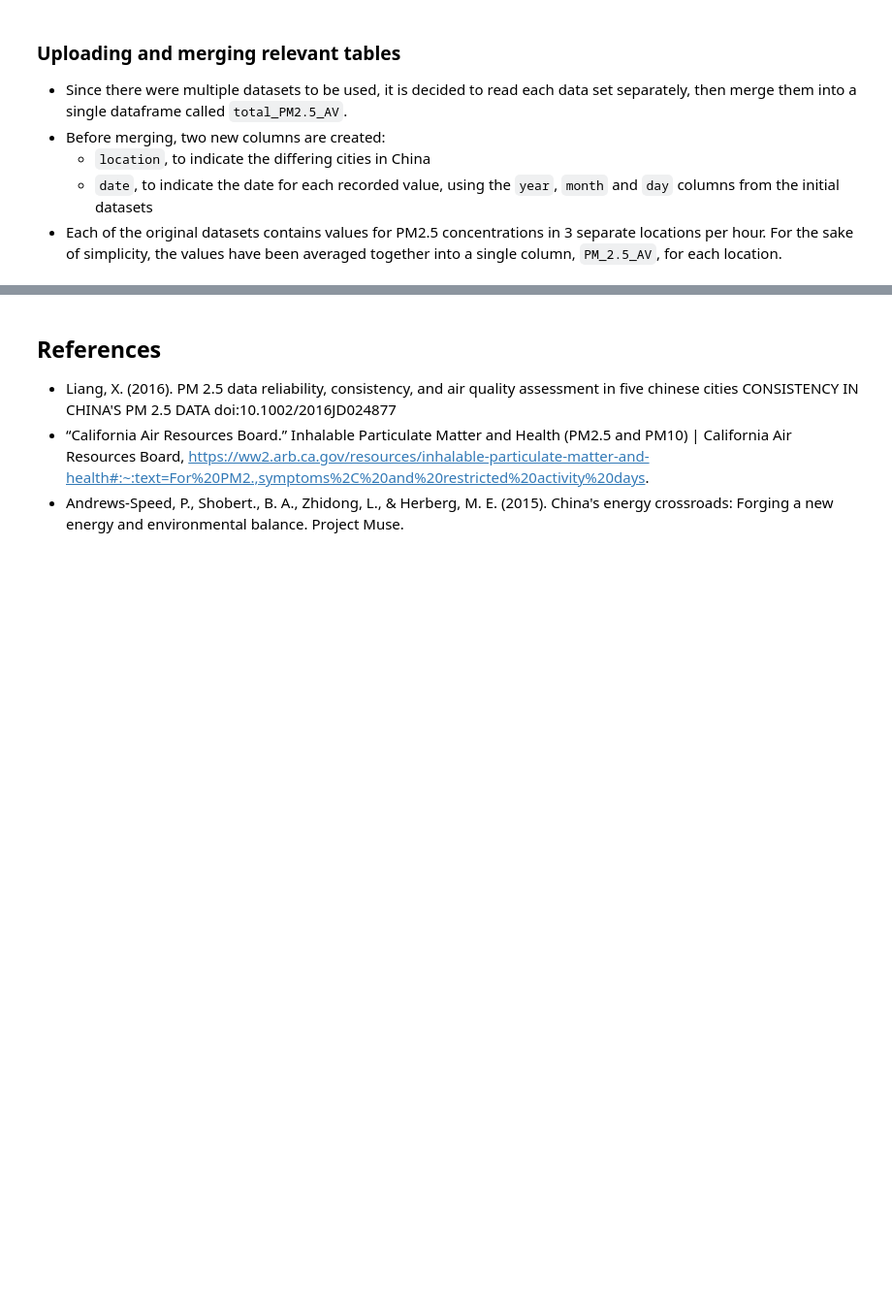
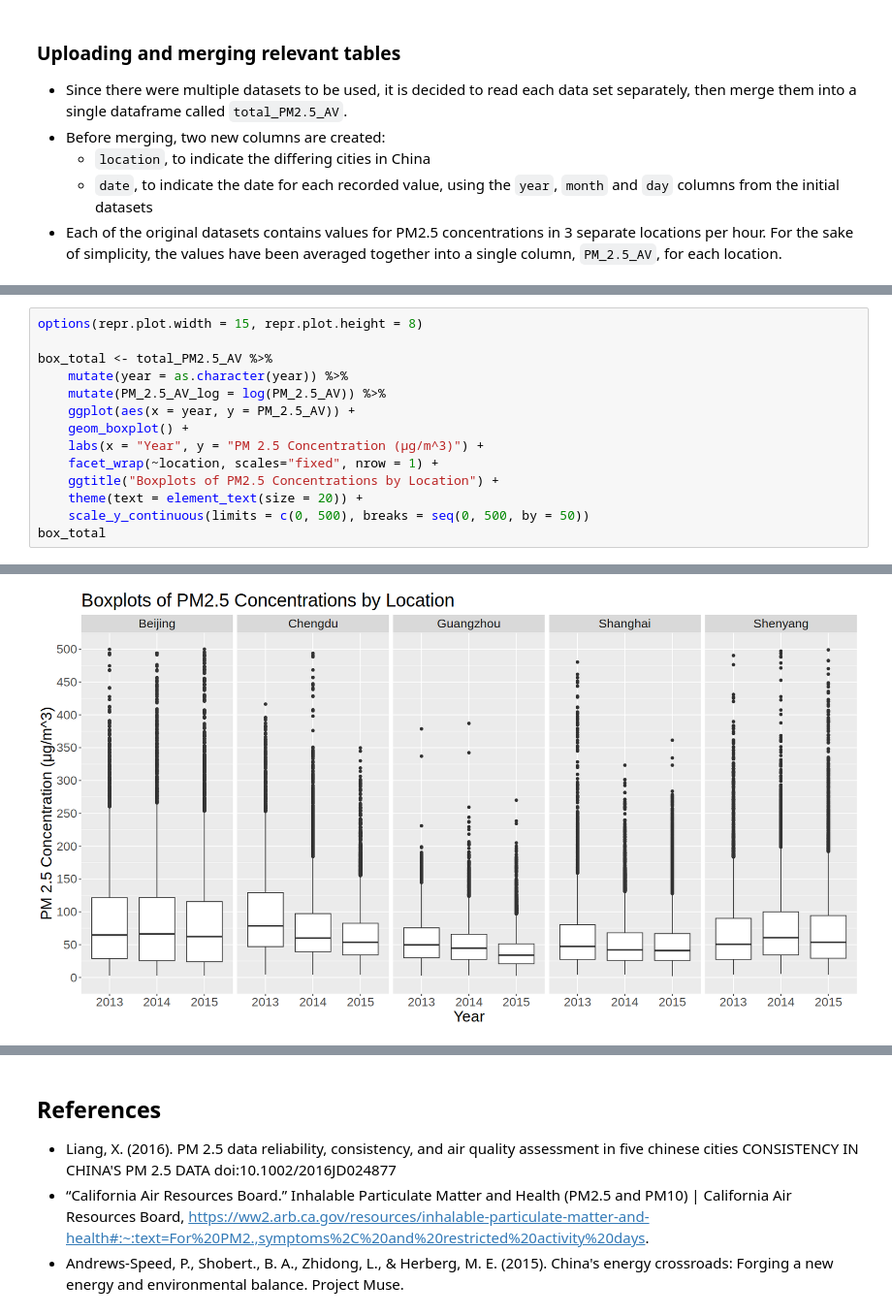
Before and after one commit to Nick-2003/STAT-201-Group-46-Project, a Jupyter notebook: STAT_201_Group_46_Project_Proposal.ipynb, the cells around one changed output, grey strips where cells are left out. Shown at 97% size. Cells and saved outputs as stored; diff of their text form; blank space fills up the shorter version.

```diff
--- a/STAT_201_Group_46_Project_Proposal.ipynb
+++ b/STAT_201_Group_46_Project_Proposal.ipynb
@@ -247,0 +201,15 @@ Warning message:
+# %%
+options(repr.plot.width = 15, repr.plot.height = 8)
+
+box_total <- total_PM2.5_AV %>%
+    mutate(year = as.character(year)) %>%
+    mutate(PM_2.5_AV_log = log(PM_2.5_AV)) %>%
+    ggplot(aes(x = year, y = PM_2.5_AV)) +
+    geom_boxplot() +
+    labs(x = "Year", y = "PM 2.5 Concentration (μg/m^3)") +
+    facet_wrap(~location, scales="fixed", nrow = 1) +
+    ggtitle("Boxplots of PM2.5 Concentrations by Location") +
+    theme(text = element_text(size = 20)) +
+    scale_y_continuous(limits = c(0, 500), breaks = seq(0, 500, by = 50))
+box_total
+# %% [output]
@@ -247,0 +218 @@ Warning message:
+[figure, new version]
```
Also changed, not shown: parts of 14 cells of this notebook.
